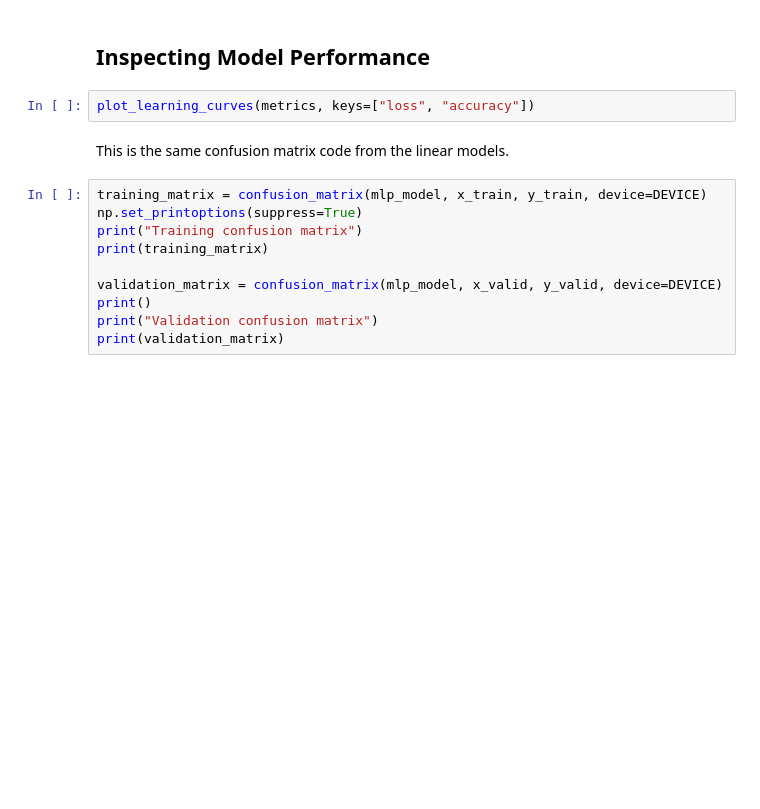
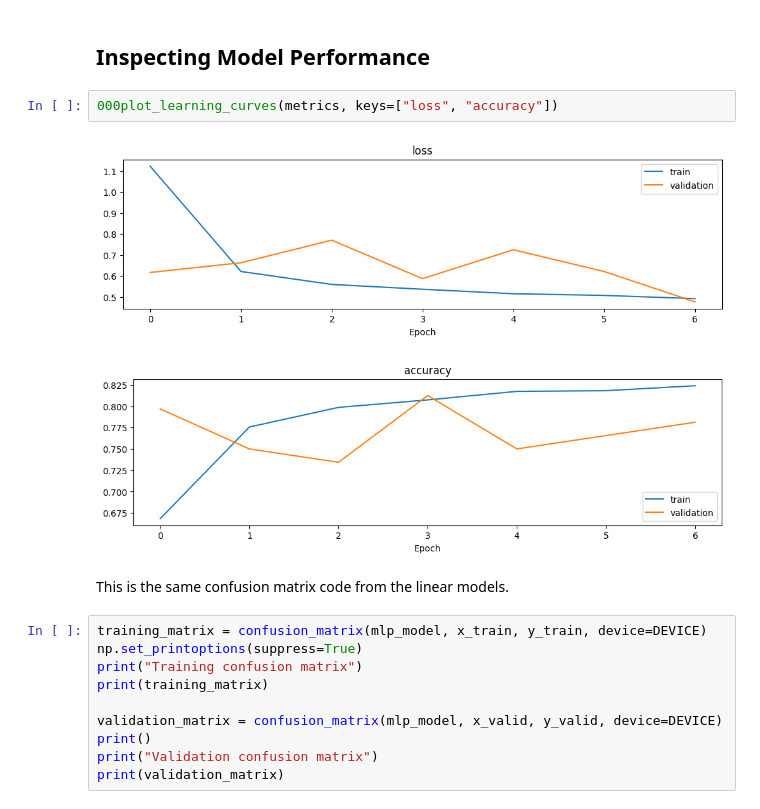
Before and after one commit to vcsgmr/deeplearning, a Jupyter notebook: 01_mlp_low_level_edited.ipynb, the cells around one changed output. Drawn from its saved outputs; the diff is of its cells as text; blank space fills up the shorter version.

```diff
--- a/01_mlp_low_level_edited.ipynb
+++ b/01_mlp_low_level_edited.ipynb
@@ -217,7 +232,10 @@ Starting epoch 1...
 # %% [markdown]
 ## Inspecting Model Performance
 # %%
-plot_learning_curves(metrics, keys=["loss", "accuracy"])
+000plot_learning_curves(metrics, keys=["loss", "accuracy"])
+# %% [output]
+[figure, added]
+[figure, added]
 # %% [markdown]
 This is the same confusion matrix code from the linear models.
 # %%
```
Also changed, not shown: parts of 2 cells of this notebook.
